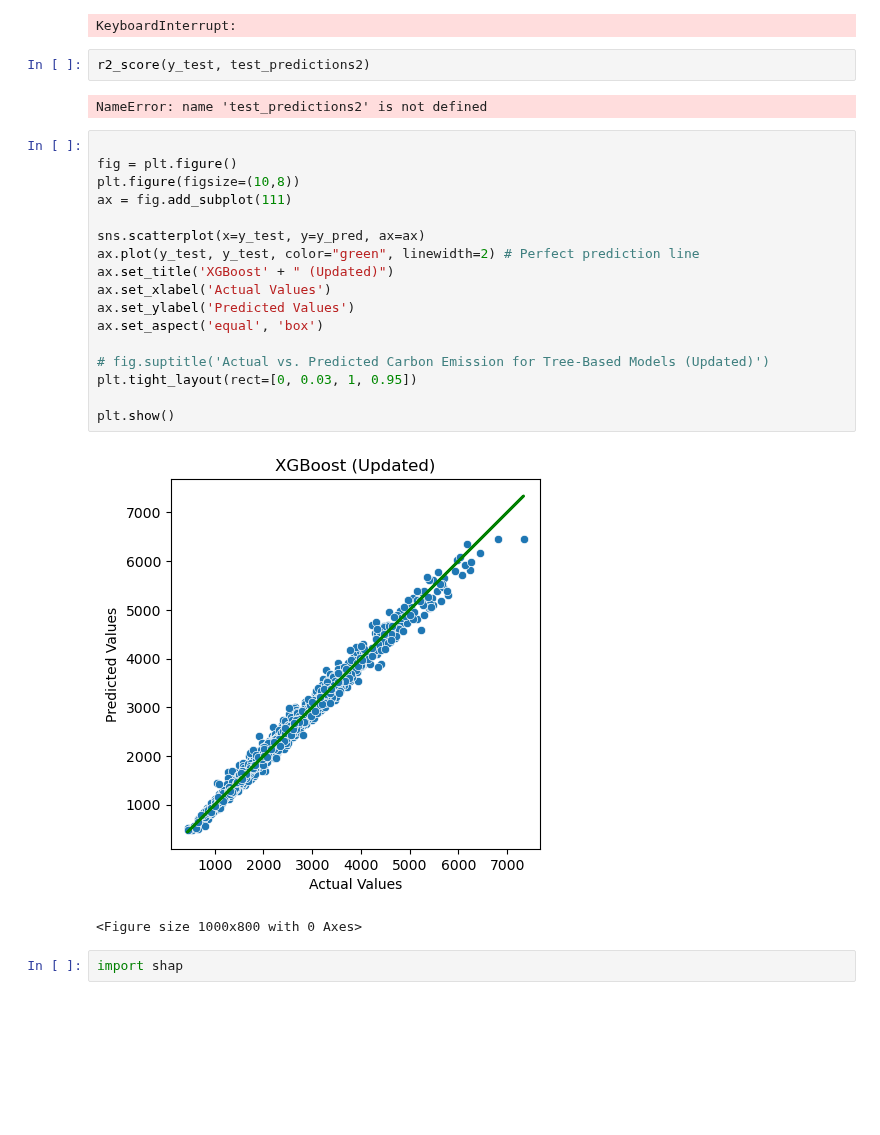
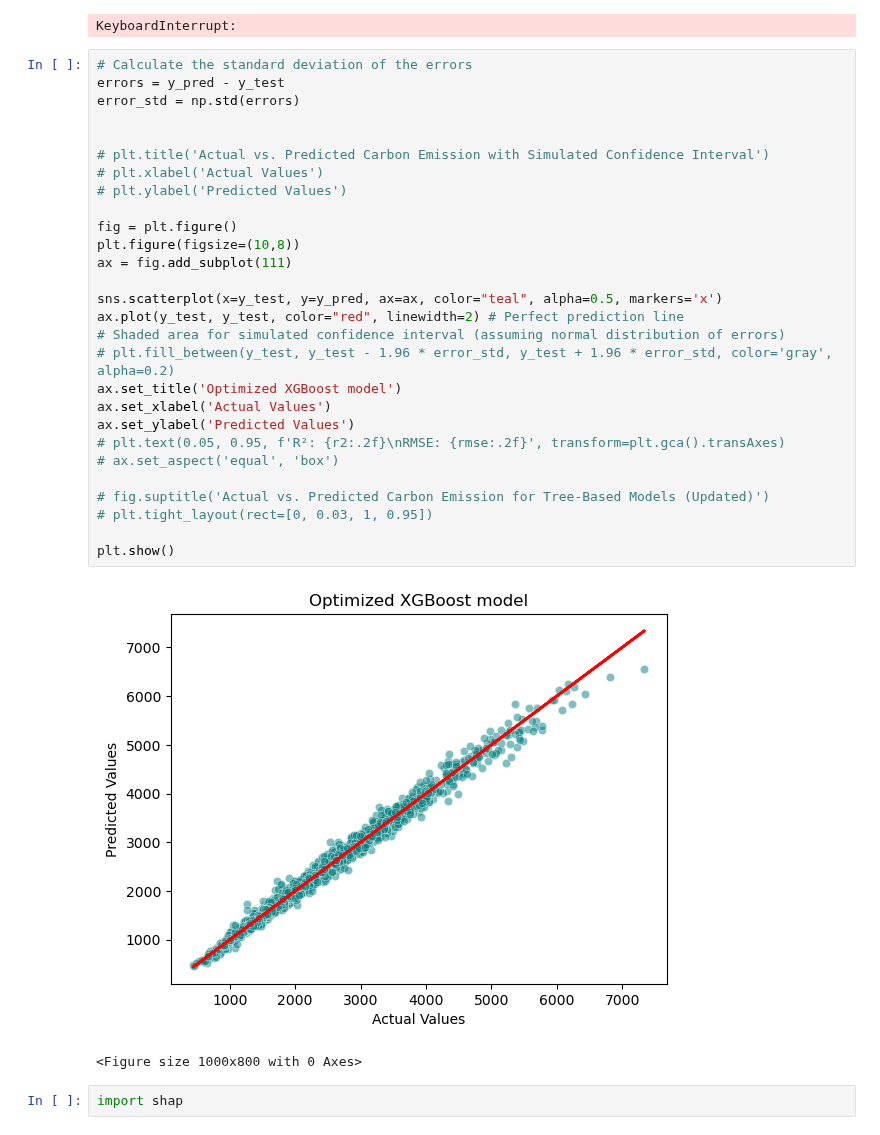
Before and after one commit to kayvinsoo7/HAALSI_work, a Jupyter notebook: mdscan-master/carbon/carbon_emissions.ipynb, the cells around one changed output. Drawn from its saved outputs; the diff is of its cells as text; blank space fills up the shorter version.

Commit message:
carbon edits

```diff
--- a/mdscan-master/carbon/carbon_emissions.ipynb
+++ b/mdscan-master/carbon/carbon_emissions.ipynb
@@ -859,29 +861,36 @@ Fitting 5 folds for each of 2000 candidates, totalling 10000 fits
 [CV] END learning_rate=0.05, max_depth=4, min_child_weight=5, n_estimators=400, subsample=1.0; total time=   4.2s
 [CV] END learning_rate
 KeyboardInterrupt:
-# %%
-r2_score(y_test, test_predictions2)
-# %% [output]
-NameError: name 'test_predictions2' is not defined
 # %%
+# Calculate the standard deviation of the errors
+errors = y_pred - y_test
+error_std = np.std(errors)
+
+
+# plt.title('Actual vs. Predicted Carbon Emission with Simulated Confidence Interval')
+# plt.xlabel('Actual Values')
+# plt.ylabel('Predicted Values')
 
 fig = plt.figure()
 plt.figure(figsize=(10,8))
 ax = fig.add_subplot(111)
 
-sns.scatterplot(x=y_test, y=y_pred, ax=ax)
-ax.plot(y_test, y_test, color="green", linewidth=2) # Perfect prediction line
-ax.set_title('XGBoost' + " (Updated)")
+sns.scatterplot(x=y_test, y=y_pred, ax=ax, color="teal", alpha=0.5, markers='x')
+ax.plot(y_test, y_test, color="red", linewidth=2) # Perfect prediction line
+# Shaded area for simulated confidence interval (assuming normal distribution of errors)
+# plt.fill_between(y_test, y_test - 1.96 * error_std, y_test + 1.96 * error_std, color='gray', alpha=0.2)
+ax.set_title('Optimized XGBoost model')
 ax.set_xlabel('Actual Values')
 ax.set_ylabel('Predicted Values')
-ax.set_aspect('equal', 'box')
+# plt.text(0.05, 0.95, f'R²: {r2:.2f}\nRMSE: {rmse:.2f}', transform=plt.gca().transAxes)
+# ax.set_aspect('equal', 'box')
 
 # fig.suptitle('Actual vs. Predicted Carbon Emission for Tree-Based Models (Updated)')
-plt.tight_layout(rect=[0, 0.03, 1, 0.95])
+# plt.tight_layout(rect=[0, 0.03, 1, 0.95])
 
 plt.show()
 # %% [output]
-[figure, old version]
+[figure, new version]
 <Figure size 1000x800 with 0 Axes>
 # %%
 import shap
```
Also changed, not shown: parts of 20 cells of this notebook, 2 other files.
